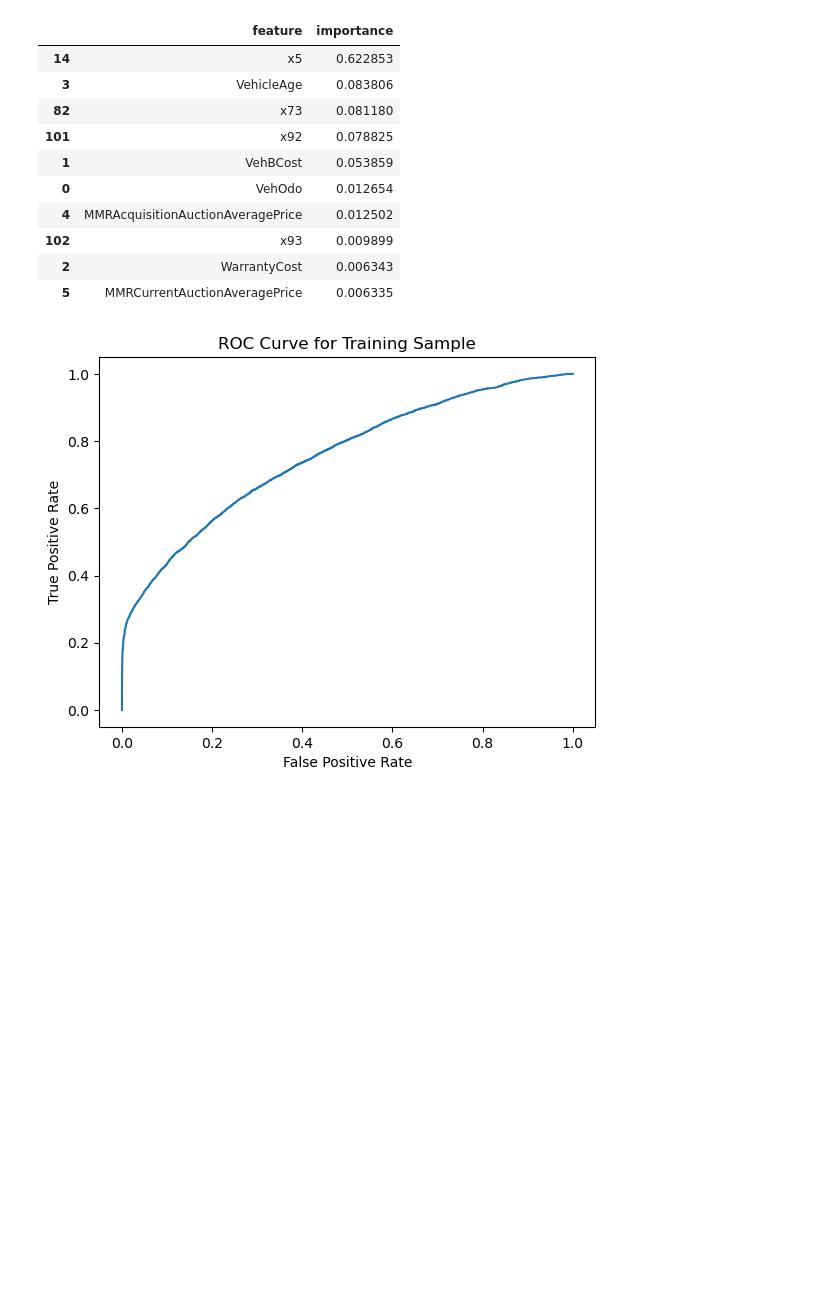
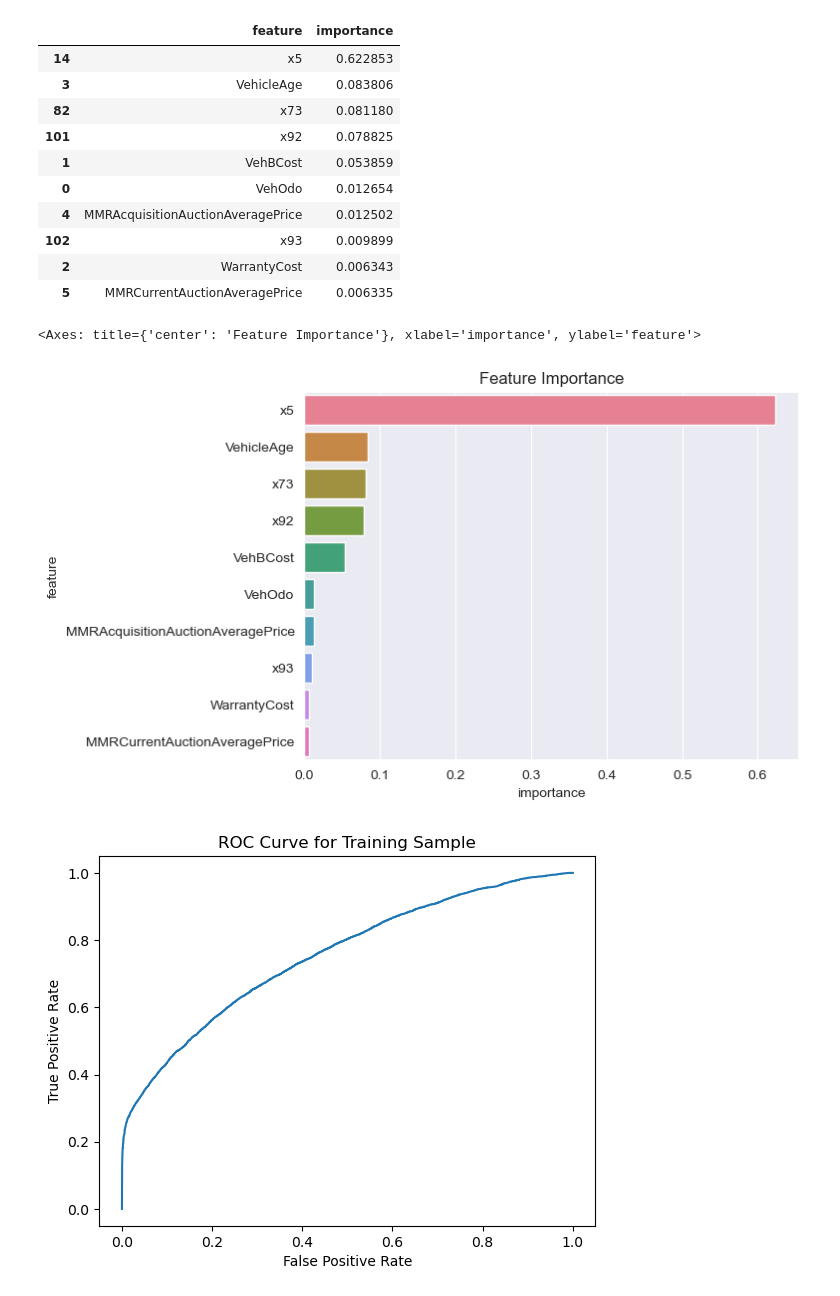
Before and after one commit to Koliber216/DontGetKicked-ML-Classification, a Jupyter notebook: model_notebooks/Random Forest.ipynb, the cells around one changed output. Saved outputs shown, nothing was run; the diff lists cells and outputs as text; code cells hidden in the pictures; blank space fills up the shorter version.

```diff
--- a/model_notebooks/Random Forest.ipynb
+++ b/model_notebooks/Random Forest.ipynb
@@ -275,6 +332,13 @@ importance_df.head(10)
 | 102 | x93 | 0.009899 |
 | 2 | WarrantyCost | 0.006343 |
 | 5 | MMRCurrentAuctionAveragePrice | 0.006335 |
+# %%
+
+plt.title('Feature Importance')
+sns.barplot(data=importance_df.head(10),palette='husl',x='importance', y='feature')
+# %% [output]
+<Axes: title={'center': 'Feature Importance'}, xlabel='importance', ylabel='feature'>
+[figure, added]
 # %%
 gini_train_val(rf, X_train, y_train, X_val, y_val)
 # %% [output]
```
Also changed, not shown: parts of 10 cells of this notebook, 1 other file.
